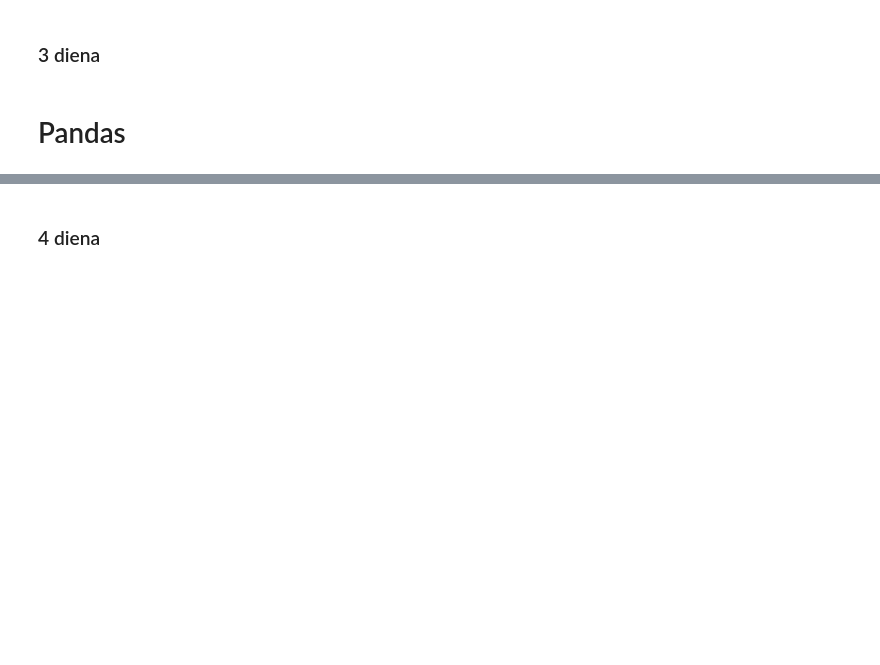
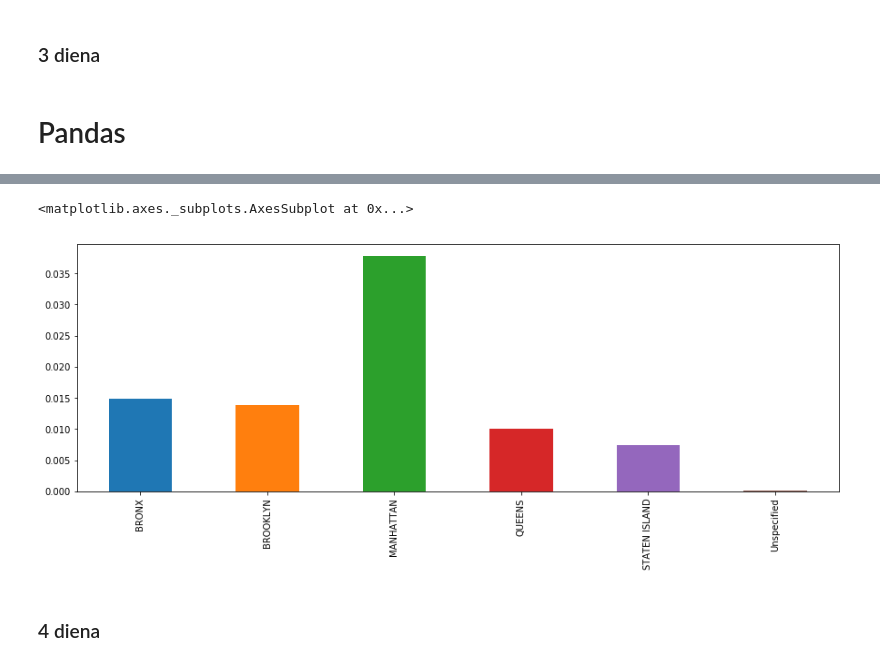
Before and after one commit to AndrejusAnto/CA-BigData-, a Jupyter notebook: Big data.ipynb, the cells around one changed output, grey strips where cells are left out. Drawn from its saved outputs; the diff is of its cells as text; code cells hidden in the pictures; blank space fills up the shorter version.

```diff
--- a/Big data.ipynb
+++ b/Big data.ipynb
@@ -920,0 +1395,4 @@ array([[ 1900., 30000.,  4000., 48300.],
+# %%
+is_noise = df['Complaint Type'] == "Noise - Street/Sidewalk"
+noise_complaints = df[is_noise]
+noise_complaints['Borough'].value_counts()
@@ -920,0 +1407,3 @@ array([[ 1900., 30000.,  4000., 48300.],
+# %%
+noise_complaint_counts = noise_complaints['Borough'].value_counts()
+complaint_counts = df['Borough'].value_counts()
@@ -921,3 +1420,8 @@ array([[ 1900., 30000.,  4000., 48300.],
+# %%
+(noise_complaint_counts / complaint_counts.astype(float)).plot(kind='bar')
+# %% [output]
+<matplotlib.axes._subplots.AxesSubplot at 0x...>
+[figure, added]
 # %% [markdown]
 ### 4 diena
 # %% [markdown]
```
Also changed, not shown: parts of 88 cells of this notebook, 3 other files.
